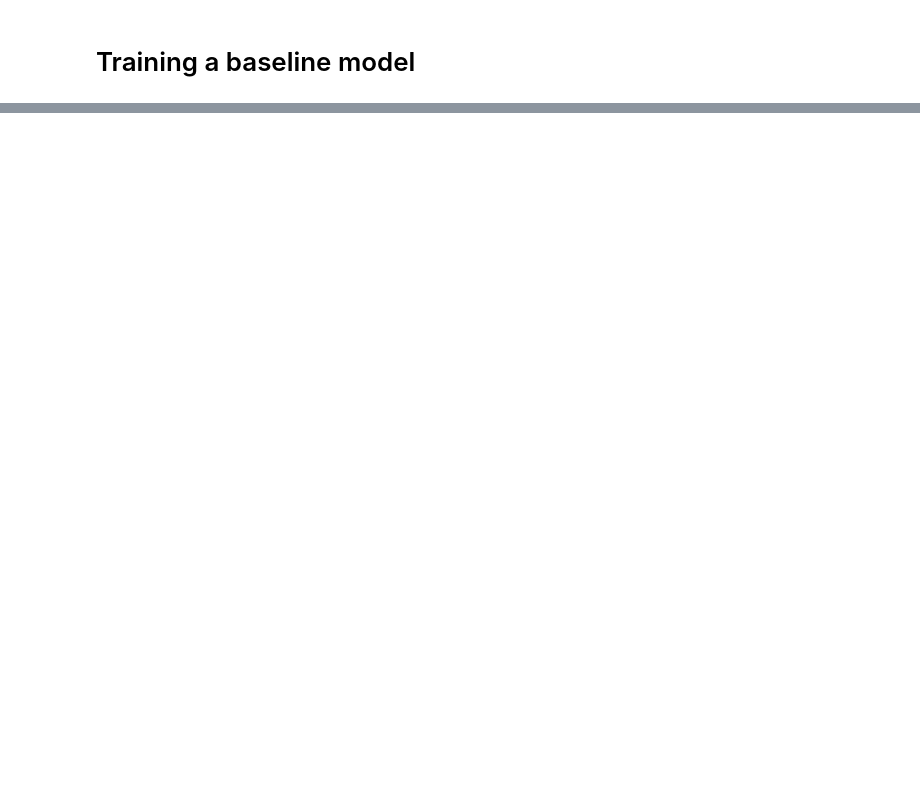
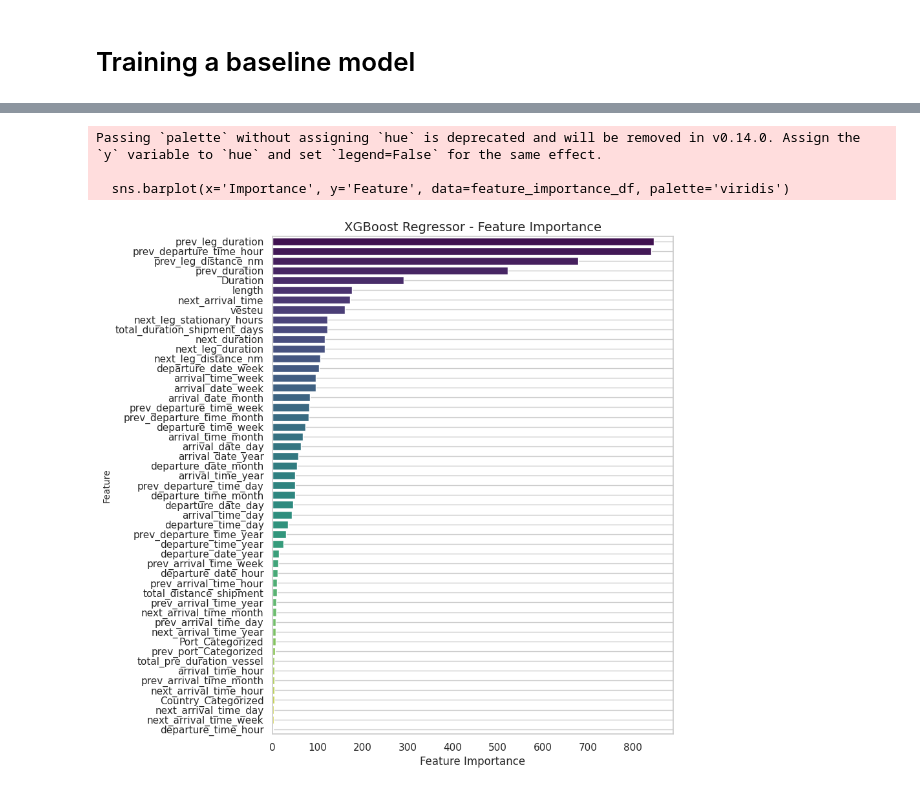
Before and after one commit to hargurjeet/AI-102-AIEngineer, a Jupyter notebook: Modelling.ipynb, the cells around one changed output, grey strips where cells are left out. Drawn from its saved outputs; the diff is of its cells as text; code cells hidden in the pictures; blank space fills up the shorter version.

```diff
--- a/Modelling.ipynb
+++ b/Modelling.ipynb
@@ -113,6 +118,10 @@ vessel_data.head(2)
 |  | Unnamed: 0 | call_id | arrival_date | departure_date | arrival_time | departure_time | imo | ... |
 | 0 | 0 | 7b75a18f54d78c79df4e9ceb29c65c60d... | 2022-01-05 | 2022-01-07 | 2022-01-05 23:00:19 | 2022-01-07 21:04:26 | 9525376 | ... |
 | 1 | 1 | c77797c9b9822d7a799e6f7664f7d6be5... | 2022-02-10 | 2022-02-19 | 2022-02-10 12:01:14 | 2022-02-19 03:02:28 | 9525376 | ... |
+# %%
+## Creating a feature by adding the duration of previous, current and next port to calculate total time take by the shipment.
+prev_duration_features = ['prev_duration', 'prev_leg_duration', 'prev_leg_stationary_hours',]
+vessel_data['total_pre_duration_vessel'] = vessel_data[prev_duration_features].sum(axis=1)
 # %% [markdown]
 # Training a baseline model
 # %%
@@ -246,0 +206,12 @@ print(vessel_data.shape)
+# %%
+not_rel = ['Unnamed: 0', 'call_id', 'arrival_date', 'departure_date', 'arrival_time', 'departure_time', 'imo', 'vessel_name_ais',\
+           'vessel_type_ais', 'Country', 'CountryCode', 'Port', 'Terminal', 'Service_name','prev_departure_time','prev_port', 'prev_arrival_time',\
+          'prev_call_id', 'next_port', 'next_call_id',]
+
+target = ['prev_leg_stationary_hours']
+# %%
+# Split data into features and target
+X = vessel_data.drop(not_rel + target,axis=1)
+y = vessel_data['prev_leg_stationary_hours']
+
+print(X.shape)
@@ -266,0 +334,15 @@ preprocessor = ColumnTransformer(
+# %%
+# Get feature importance
+booster = xgb_model.get_booster()
+feature_importance = booster.get_score(importance_type='weight')
+
+# Map feature indices to feature names
+feature_names = X_train.columns
+feature_importance_named = {feature_names[int(feature[1:])] : importance for feature, importance in feature_importance.items()}
+
+# Sort feature importance
+sorted_feature_importance = sorted(feature_importance_named.items(), key=lambda x: x[1], reverse=True)
+
+# Display feature importance
+for feature, importance in sorted_feature_importance:
+    print(f"Feature: {feature}, Importance: {importance}")
@@ -266,0 +367,18 @@ preprocessor = ColumnTransformer(
+# %%
+
+# Create a DataFrame for plotting
+feature_importance_df = pd.DataFrame(sorted_feature_importance, columns=['Feature', 'Importance'])
+
+# Plot feature importance
+plt.figure(figsize=(8, 10))
+sns.barplot(x='Importance', y='Feature', data=feature_importance_df, palette='viridis')
+plt.xlabel('Feature Importance', fontsize=12)
+plt.ylabel('Feature', fontsize=10)
+plt.title('XGBoost Regressor - Feature Importance', fontsize=14)
+plt.grid()
+plt.show()
+# %% [output]
+Passing `palette` without assigning `hue` is deprecated and will be removed in v0.14.0. Assign the `y` variable to `hue` and set `legend=False` for the same effect.
+
+  sns.barplot(x='Importance', y='Feature', data=feature_importance_df, palette='viridis')
+[figure, added]
```
Also changed, not shown: parts of 29 cells of this notebook.
